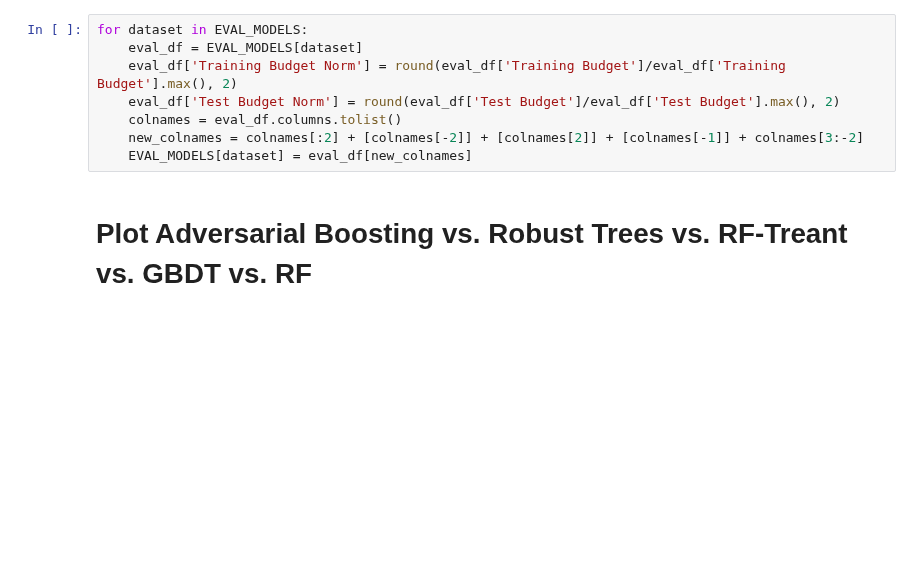
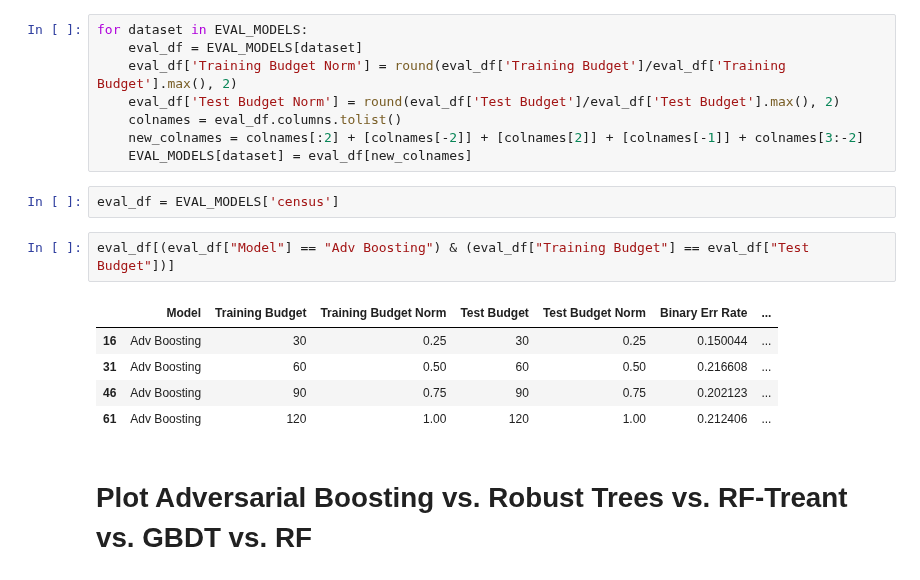
Before and after one commit to gtolomei/treant, a Jupyter notebook: src/Plotting.ipynb, the cells around one changed output. Cells and saved outputs as stored; diff of their text form; blank space fills up the shorter version.

```diff
--- a/src/Plotting.ipynb
+++ b/src/Plotting.ipynb
@@ -41,6 +41,16 @@ for dataset in EVAL_MODELS:
     colnames = eval_df.columns.tolist()
     new_colnames = colnames[:2] + [colnames[-2]] + [colnames[2]] + [colnames[-1]] + colnames[3:-2]
     EVAL_MODELS[dataset] = eval_df[new_colnames]
+# %%
+eval_df = EVAL_MODELS['census']
+# %%
+eval_df[(eval_df["Model"] == "Adv Boosting") & (eval_df["Training Budget"] == eval_df["Test Budget"])]
+# %% [output]
+|  | Model | Training Budget | Training Budget Norm | Test Budget | Test Budget Norm | Binary Err Rate | ... |
+| 16 | Adv Boosting | 30 | 0.25 | 30 | 0.25 | 0.150044 | ... |
+| 31 | Adv Boosting | 60 | 0.50 | 60 | 0.50 | 0.216608 | ... |
+| 46 | Adv Boosting | 90 | 0.75 | 90 | 0.75 | 0.202123 | ... |
+| 61 | Adv Boosting | 120 | 1.00 | 120 | 1.00 | 0.212406 | ... |
 # %% [markdown]
 # Plot Adversarial Boosting vs. Robust Trees vs. RF-Treant vs. GBDT vs. RF
 # %%
```
Also changed, not shown: parts of 2 cells of this notebook.
